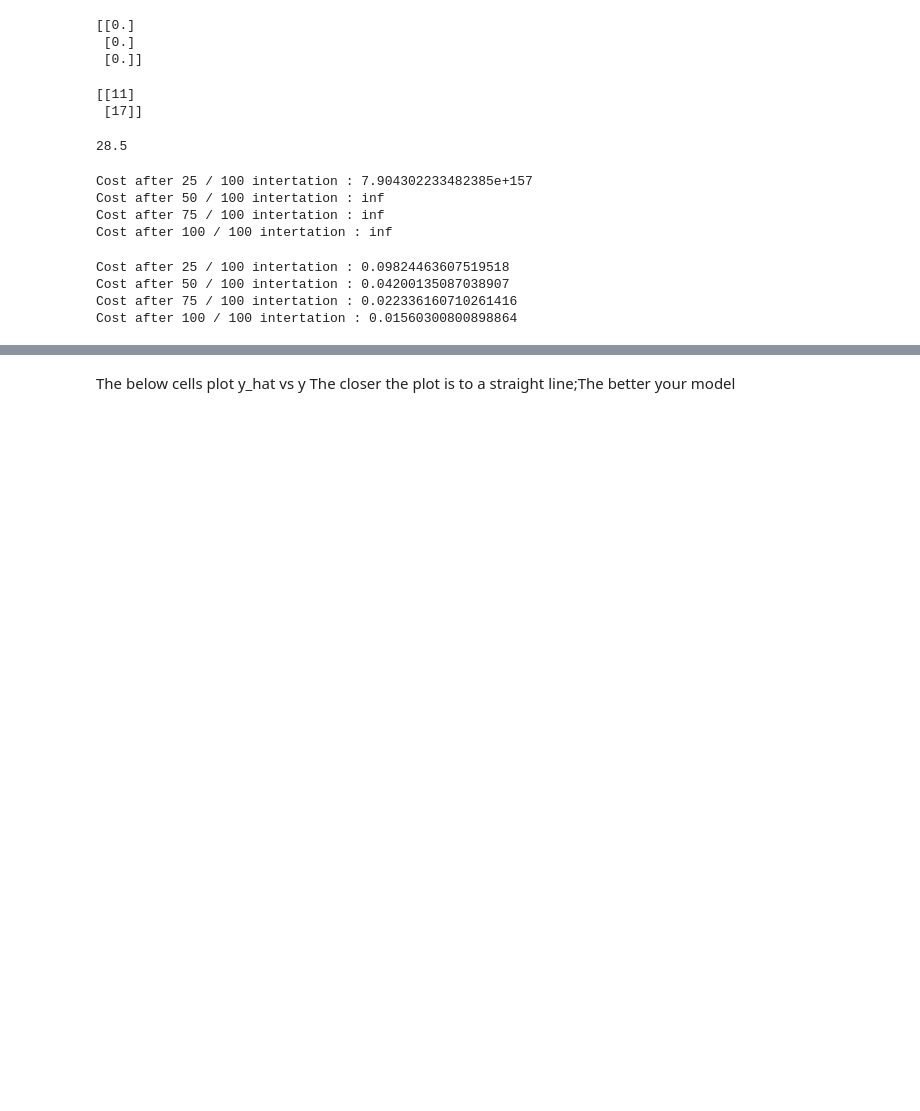
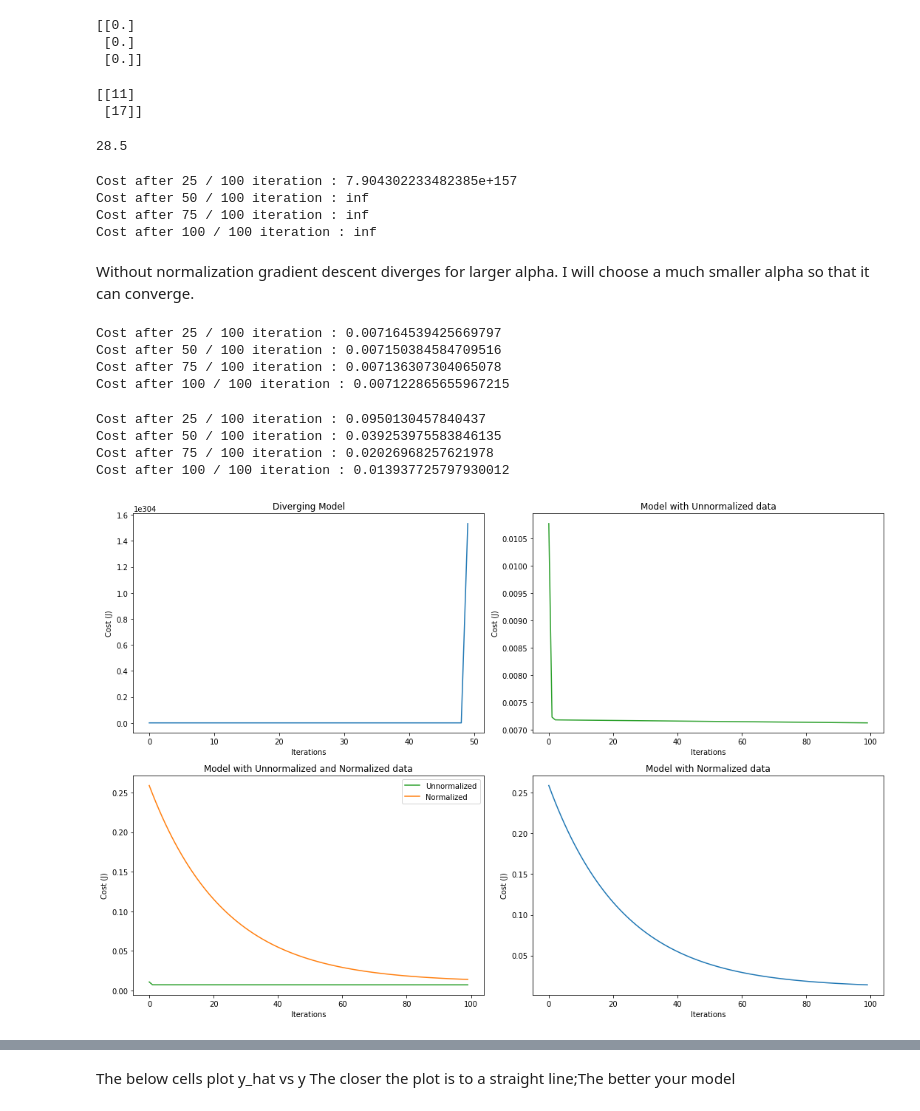
Before and after one commit to AnirudhAchal/Linear-Regression-From-Scratch, a Jupyter notebook: ML take home/Q1/take-home.ipynb, the cells around one changed output, grey strips where cells are left out. Cells and saved outputs as stored; diff of their text form; code cells hidden in the pictures; blank space fills up the shorter version.

```diff
--- a/ML take home/Q1/take-home.ipynb
+++ b/ML take home/Q1/take-home.ipynb
@@ -135,12 +129,21 @@ def lin_model_fit(X_temp, y_temp, alpha, iterations, verbose):
 # %%
 #Fit model to data
 # use alpha=0.01,iter=100
-lin_model_fit(X_train, y_train, 0.01, 100, True);
+_, _, costs_diverging = lin_model_fit(X_train, y_train, 0.01, 100, True);
 # %% [output]
-Cost after 25 / 100 intertation : 7.904302233482385e+157
-Cost after 50 / 100 intertation : inf
-Cost after 75 / 100 intertation : inf
-Cost after 100 / 100 intertation : inf
+Cost after 25 / 100 iteration : 7.904302233482385e+157
+Cost after 50 / 100 iteration : inf
+Cost after 75 / 100 iteration : inf
+Cost after 100 / 100 iteration : inf
+# %% [markdown]
+Without normalization gradient descent diverges for larger alpha. I will choose a much smaller alpha so that it can converge.
+# %%
+_, _ , unnormalized_costs = lin_model_fit(X_train, y_train, 0.00001, 100, True);
+# %% [output]
+Cost after 25 / 100 iteration : 0.007164539425669797
+Cost after 50 / 100 iteration : 0.007150384584709516
+Cost after 75 / 100 iteration : 0.007136307304065078
+Cost after 100 / 100 iteration : 0.007122865655967215
 # %%
 # Normalize Data
 scaler = MinMaxScaler()
@@ -150,9 +154,9 @@ X_train = scaler.transform(X_train)
 #Fit model to normalised data using minmaxscaler
 #use alpha=0.01,iter=100
 
-final_theta, J, costs = lin_model_fit(X_train, y_train, 0.01, 100, True);
+_, _, normalized_costs = lin_model_fit(X_train, y_train, 0.01, 100, True);
 # %% [output]
-Cost after 25 / 100 intertation : 0.09824463607519518
-Cost after 50 / 100 intertation : 0.04200135087038907
-Cost after 75 / 100 intertation : 0.022336160710261416
-Cost after 100 / 100 intertation : 0.01560300800898864
+Cost after 25 / 100 iteration : 0.0950130457840437
+Cost after 50 / 100 iteration : 0.039253975583846135
+Cost after 75 / 100 iteration : 0.02026968257621978
+Cost after 100 / 100 iteration : 0.013937725797930012
@@ -160,0 +163,30 @@ Cost after 100 / 100 intertation : 0.01560300800898864
+# %%
+#draw combined graph of above models of cost V/s iterations
+fig, axs = plt.subplots(2, 2, figsize = (15, 10))
+
+axs[0, 0].plot(costs_diverging)
+axs[0, 0].title.set_text("Diverging Model")
+axs[0, 0].set_ylabel("Cost (J)")
+axs[0, 0].set_xlabel("Iterations")
+
+axs[0, 1].plot(unnormalized_costs, 'C2')
+axs[0, 1].title.set_text("Model with Unnormalized data")
+axs[0, 1].set_ylabel("Cost (J)")
+axs[0, 1].set_xlabel("Iterations")
+
+axs[1, 0].plot(unnormalized_costs, 'C2', label = 'Unnormalized')
+axs[1, 0].plot(normalized_costs, 'C1', label = 'Normalized')
+axs[1, 0].title.set_text("Model with Unnormalized and Normalized data")
+axs[1, 0].set_ylabel("Cost (J)")
+axs[1, 0].set_xlabel("Iterations")
+axs[1, 0].legend()
+
+axs[1, 1].plot(normalized_costs)
+axs[1, 1].title.set_text("Model with Normalized data")
+axs[1, 1].set_ylabel("Cost (J)")
+axs[1, 1].set_xlabel("Iterations")
+
+plt.tight_layout()
+plt.show()
+# %% [output]
+[figure, added]
```
Also changed, not shown: parts of 24 cells of this notebook.
